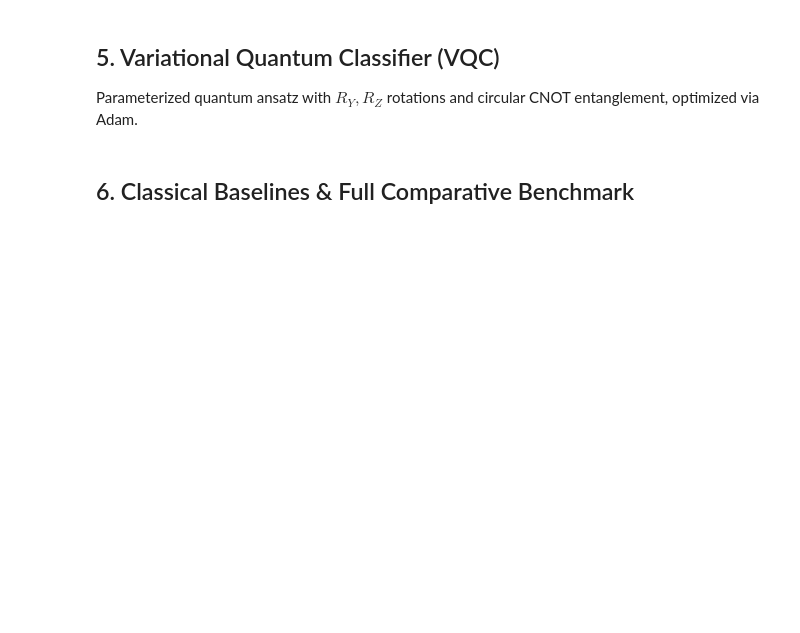
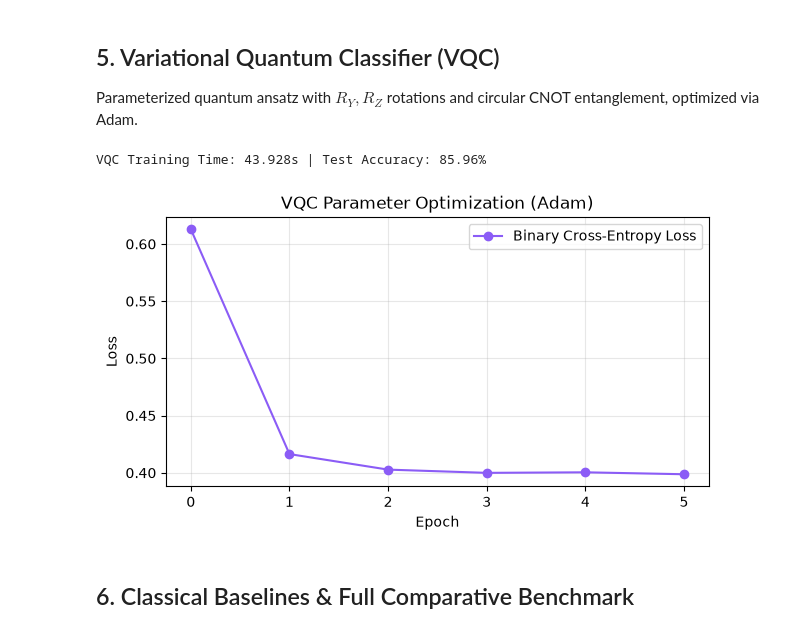
Before and after one commit to Dhonythomas/quantum-disease-classification, a Jupyter notebook: demo_walkthrough.ipynb, the cells around one changed output. Drawn from its saved outputs; the diff is of its cells as text; code cells hidden in the pictures; blank space fills up the shorter version.

Commit message:
docs: pre-render all cell outputs, charts, and diagrams in demo_walkthrough.ipynb

```diff
--- a/demo_walkthrough.ipynb
+++ b/demo_walkthrough.ipynb
@@ -71,25 +94,28 @@ Parameterized quantum ansatz with $R_Y, R_Z$ rotations and circular CNOT entangl
 # %%
 from src.models.vqc import VariationalQuantumClassifier
 
-vqc = VariationalQuantumClassifier(n_qubits=4, n_layers=2, epochs=10, lr=0.05, random_state=42)
+vqc = VariationalQuantumClassifier(n_qubits=4, n_layers=2, epochs=6, lr=0.05, random_state=42)
 
 start = time.perf_counter()
 history = vqc.fit(X_train, y_train)
 vqc_time = time.perf_counter() - start
 
 preds_vqc = vqc.predict(X_test)
 acc_vqc = np.mean(preds_vqc == y_test)
 print(f"VQC Training Time: {vqc_time:.3f}s | Test Accuracy: {acc_vqc*100:.2f}%")
 
 # Plot training loss curve
 plt.figure(figsize=(7, 3.5))
 plt.plot(history["loss"], marker="o", color="#8B5CF6", label="Binary Cross-Entropy Loss")
 plt.title("VQC Parameter Optimization (Adam)")
 plt.xlabel("Epoch")
 plt.ylabel("Loss")
 plt.grid(alpha=0.3)
 plt.legend()
 plt.show()
+# %% [output]
+VQC Training Time: 43.928s | Test Accuracy: 85.96%
+[figure, added]
 # %% [markdown]
 ## 6. Classical Baselines & Full Comparative Benchmark
 # %%
```
Also changed, not shown: parts of 6 cells of this notebook, 2 other files.
